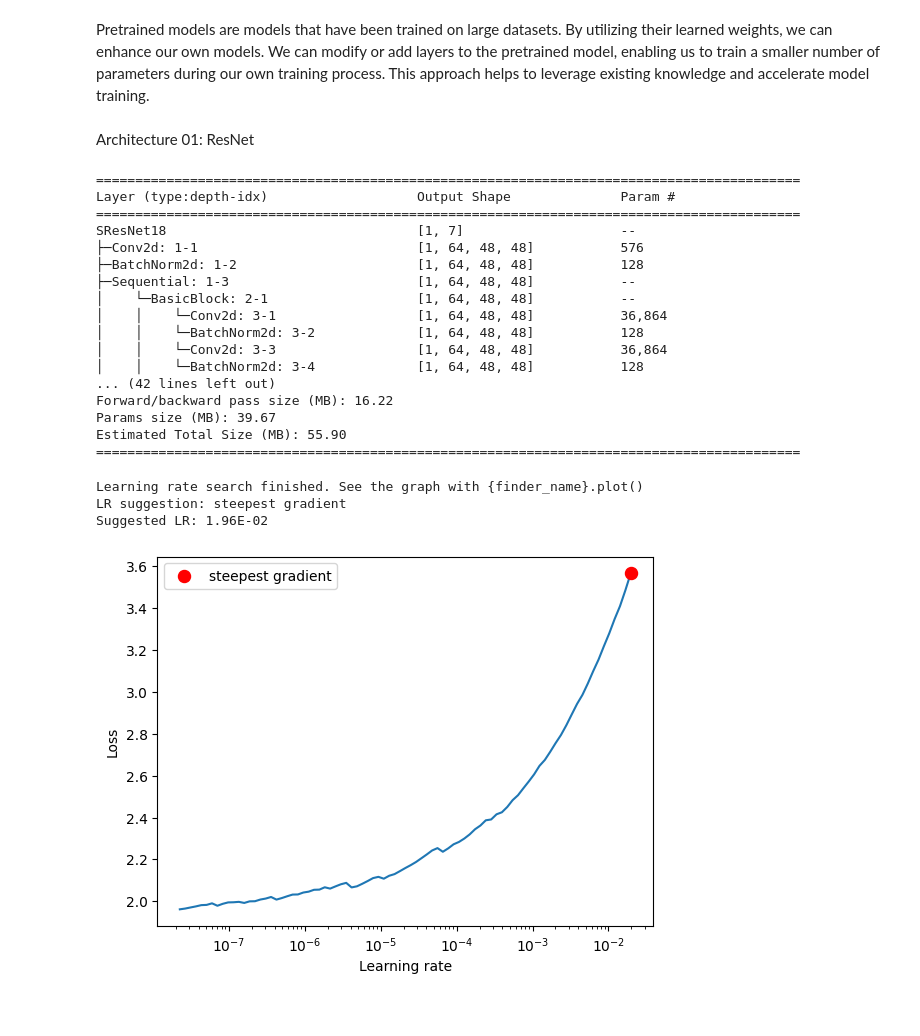
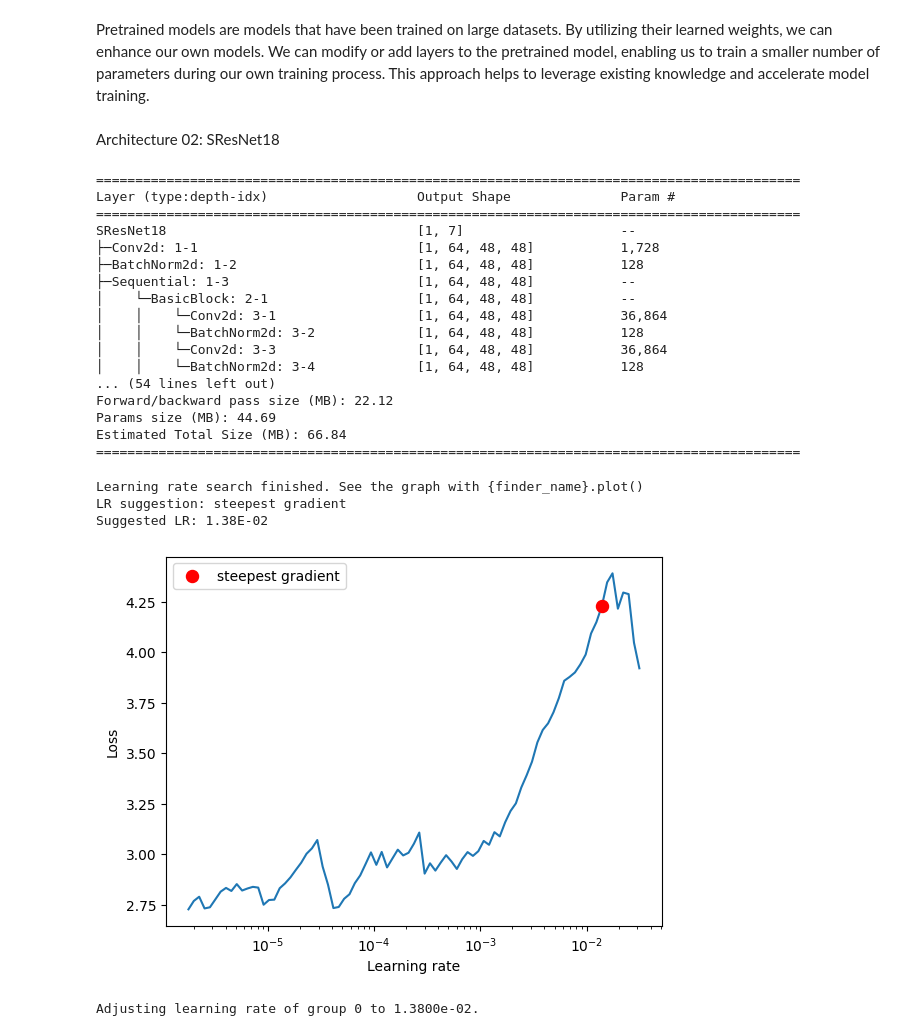
Before and after one commit to alaeimo/NMA_DL_FER, a Jupyter notebook: SResNet18.ipynb, the cells around one changed output. Saved outputs shown, nothing was run; the diff lists cells and outputs as text; code cells hidden in the pictures.

Commit message:
SResNet18([2,2,2,2], Train:72.127, Val:65.032, Test:65.95)

```diff
--- a/SResNet18.ipynb
+++ b/SResNet18.ipynb
@@ -161,9 +161,9 @@ emotions = {0:"Angry", 1:"Disgust", 2:"Fear", 3:"Happy", 4:"Sad", 5:"Surprise",
 emotions_inv = {v:k for k,v in emotions.items()}
 torchvision_transforms = True  # True/False if you want use torchvision augmentations
 dataset_csv_file = "./drive/MyDrive/Colab Notebooks/datasets/fer2013/icml_face_data.csv"
-mean, std = [0.5074], [0.2550]
+mean, std = [0.4105, 0.4105, 0.4105], [0.2672, 0.2672, 0.2672]
 image_size = 48
-batch_size = 256
+batch_size = 32
 # %% [markdown]
 Load and Prepare Dataset
 # %%
@@ -208,26 +217,20 @@ class FER2013(Dataset):
 transforms_train = transforms.Compose([transforms.ToPILImage()])
 if torchvision_transforms:
     transforms_train.transforms.extend([
-                transforms.RandomCrop(size=44),
+                transforms.RandomRotation(15),
                 transforms.RandomHorizontalFlip()])
 
 transforms_train.transforms.extend([
-                # transforms.Grayscale(num_output_channels=3),
-                # transforms.Resize(image_size),
                 transforms.ToTensor(),
                 transforms.Normalize(mean, std),
                 ])
 
 transforms_validation = transforms.Compose([transforms.ToPILImage(),
-                                            # transforms.Grayscale(num_output_channels=3),
-                                            # transforms.Resize(image_size),
                                             transforms.ToTensor(),
                                             transforms.Normalize(mean, std)
                                             ])
 
 transforms_test = transforms.Compose([transforms.ToPILImage(),
-                                      # transforms.Grayscale(num_output_channels=3),
-                                      # transforms.Resize(image_size),
                                       transforms.ToTensor(),
                                       transforms.Normalize(mean, std)
                                       ])
@@ -259,8 +280,8 @@ Transformed Train Dataset Samples
 ## Models
 # %% [markdown]
 Pretrained models are models that have been trained on large datasets. By utilizing their learned weights, we can enhance our own models. We can modify or add layers to the pretrained model, enabling us to train a smaller number of parameters during our own training process. This approach helps to leverage existing knowledge and accelerate model training.
-# %% [markdown]
-Architecture 01: ResNet
+# %% [markdown]
+Architecture 02: SResNet18
 # %%
 #@title Training, Tesing and Other Helper Functions
 def test(model, data_loader, use_cuda=True):
@@ -437,7 +458,7 @@ class SResNet18(nn.Module):
   def __init__(self, block, num_blocks, num_classes=7):
     super(SResNet18, self).__init__()
     self.in_channel = 64
-    self.conv1 = nn.Conv2d(1, 64, kernel_size=3, stride=1, padding=1, bias=False)
+    self.conv1 = nn.Conv2d(3, 64, kernel_size=3, stride=1, padding=1, bias=False)
     self.bn1 = nn.BatchNorm2d(64)
     self.layer1 = self._make_layer(block, 64,  num_blocks[0],  stride=1)
     self.layer2 = self._make_layer(block, 128, num_blocks[1], stride=2)
@@ -465,13 +486,13 @@ class SResNet18(nn.Module):
     out = self.linear(out)
     return out
 # %%
-summary(SResNet18(BasicBlock, [1,1,1,1]),input_size=(1, 1, 48, 48))
+summary(SResNet18(BasicBlock, [2,2,2,2]),input_size=(1, 3, 48, 48))
 # %% [output]
 ==========================================================================================
 Layer (type:depth-idx)                   Output Shape              Param #
 ==========================================================================================
 SResNet18                                [1, 7]                    --
-├─Conv2d: 1-1                            [1, 64, 48, 48]           576
+├─Conv2d: 1-1                            [1, 64, 48, 48]           1,728
 ├─BatchNorm2d: 1-2                       [1, 64, 48, 48]           128
 ├─Sequential: 1-3                        [1, 64, 48, 48]           --
 │    └─BasicBlock: 2-1                   [1, 64, 48, 48]           --
@@ -479,26 +500,26 @@ SResNet18                                [1, 7]                    --
 │    │    └─BatchNorm2d: 3-2             [1, 64, 48, 48]           128
 │    │    └─Conv2d: 3-3                  [1, 64, 48, 48]           36,864
 │    │    └─BatchNorm2d: 3-4             [1, 64, 48, 48]           128
-... (42 lines left out)
-Forward/backward pass size (MB): 16.22
-Params size (MB): 39.67
-Estimated Total Size (MB): 55.90
+... (54 lines left out)
+Forward/backward pass size (MB): 22.12
+Params size (MB): 44.69
+Estimated Total Size (MB): 66.84
 ==========================================================================================
 # %%
-model = SResNet18(BasicBlock, [1,2,1,2])
+model = SResNet18(BasicBlock, [2,2,2,2])
 # %%
 #@title Finding a Good Learning Rate
 from torch_lr_finder import LRFinder
 optimizer = optim.Adam(model.parameters())
 criterion = torch.nn.CrossEntropyLoss()
 lr_finder = LRFinder(model, optimizer, criterion, device="cuda")
-lr_finder.range_test(train_dataloader, start_lr=1e-1, end_lr=1e-8, num_iter=100)
+lr_finder.range_test(train_dataloader, start_lr=1e-1, end_lr=1e-6, num_iter=100)
 lr_finder.plot()
 lr_finder.reset()
 # %% [output]
 Learning rate search finished. See the graph with {finder_name}.plot()
 LR suggestion: steepest gradient
-Suggested LR: 1.96E-02
+Suggested LR: 1.38E-02
-[figure, old version]
+[figure, new version]
 # %%
 #@title Training Hyper-Parameters
@@ -509,8 +530,10 @@ use_cuda = True if device=='cuda' else False
 # %%
 #@title Optimizer, loss_function and scheduler
 criterion = torch.nn.CrossEntropyLoss()
-optimizer = optim.Adam(model.parameters(), lr=base_learning_rate, weight_decay=0.001)
-scheduler = CosineAnnealingLR(optimizer, T_max=max_epochs, eta_min=1e-6)
+optimizer = optim.Adam(model.parameters(), lr=base_learning_rate)
+scheduler = CosineAnnealingLR(optimizer, T_max=max_epochs, eta_min=1e-6, verbose=True)
+# %% [output]
+Adjusting learning rate of group 0 to 1.3800e-02.
 # %%
 #@title Train the model
 out_model_name = "SResNet18"
```
Also changed, not shown: parts of 12 cells of this notebook.
